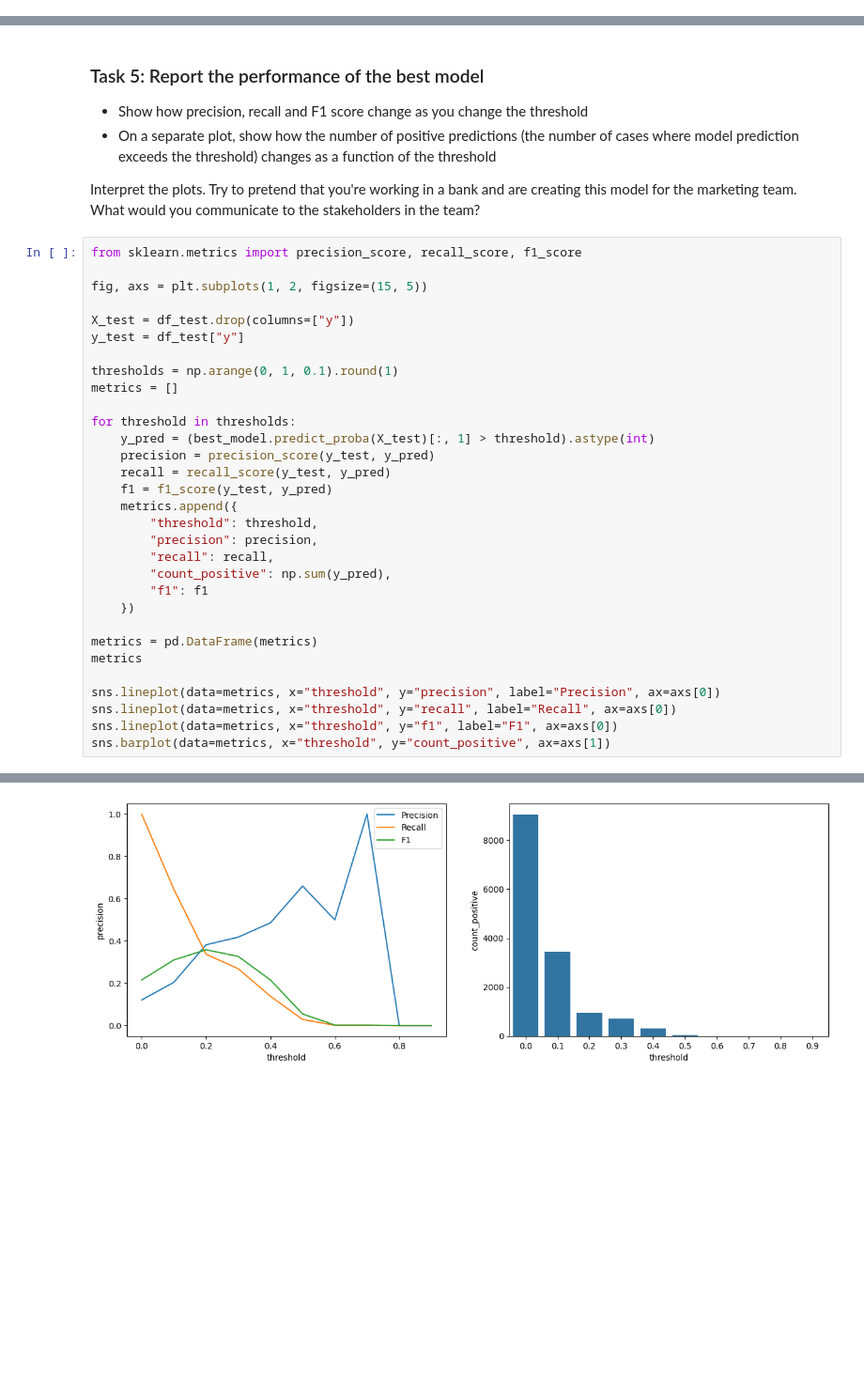
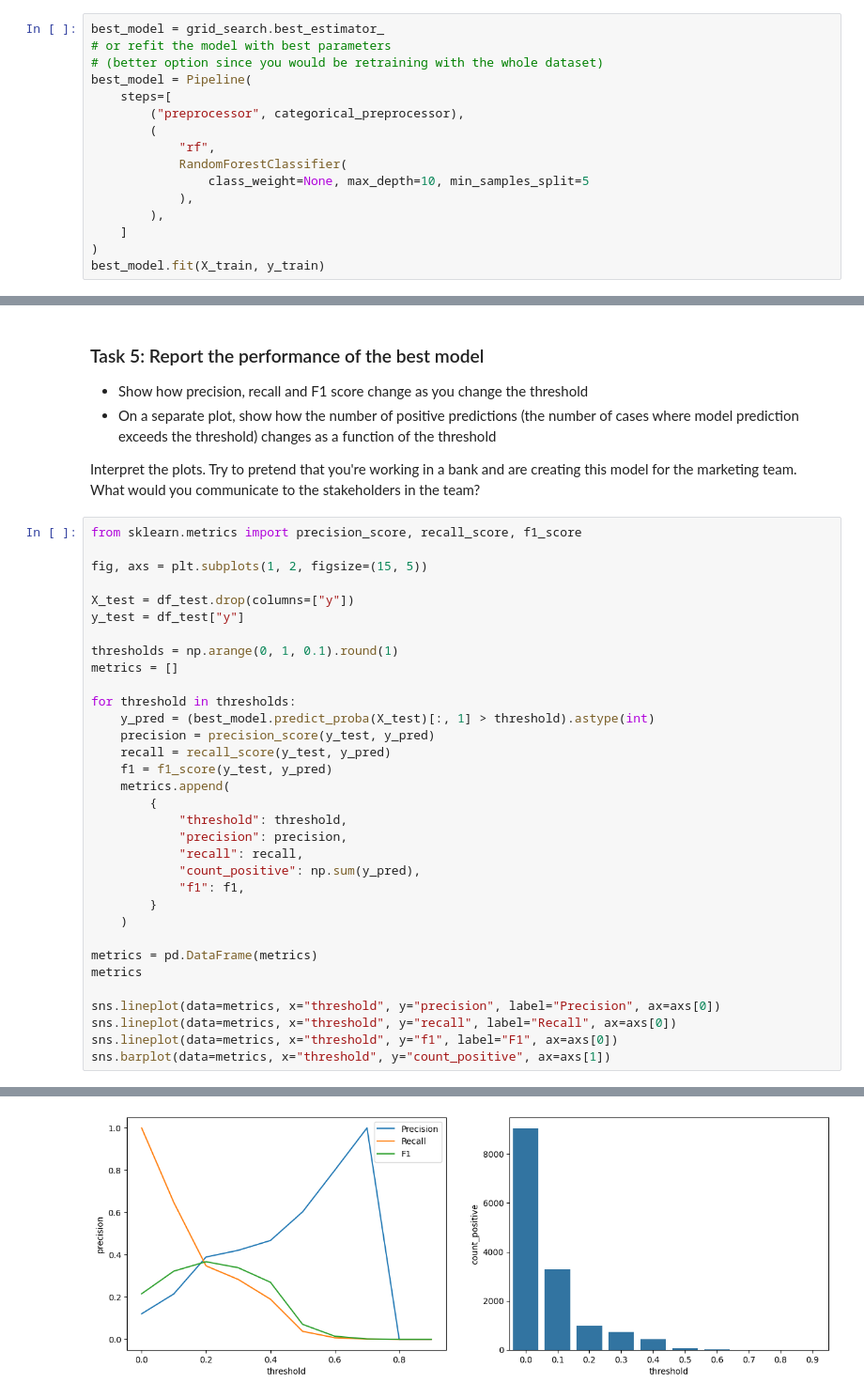
Before and after one commit to harismck/ism-data-science-2025, a Jupyter notebook: week6/tree_methods_seminar.ipynb, the cells around one changed output, grey strips where cells are left out. Shown at 94% size. Saved outputs shown, nothing was run; the diff lists cells and outputs as text; blank space fills up the shorter version.

```diff
--- a/week6/tree_methods_seminar.ipynb
+++ b/week6/tree_methods_seminar.ipynb
@@ -218,0 +219,16 @@ best_model = grid_search.best_estimator_
+# %%
+best_model = grid_search.best_estimator_
+# or refit the model with best parameters
+# (better option since you would be retraining with the whole dataset)
+best_model = Pipeline(
+    steps=[
+        ("preprocessor", categorical_preprocessor),
+        (
+            "rf",
+            RandomForestClassifier(
+                class_weight=None, max_depth=10, min_samples_split=5
+            ),
+        ),
+    ]
+)
+best_model.fit(X_train, y_train)
@@ -226,34 +252,36 @@ Interpret the plots. Try to pretend that you're working in a bank and are creati
 # %%
 from sklearn.metrics import precision_score, recall_score, f1_score
 
 fig, axs = plt.subplots(1, 2, figsize=(15, 5))
 
 X_test = df_test.drop(columns=["y"])
 y_test = df_test["y"]
 
 thresholds = np.arange(0, 1, 0.1).round(1)
 metrics = []
 
 for threshold in thresholds:
     y_pred = (best_model.predict_proba(X_test)[:, 1] > threshold).astype(int)
     precision = precision_score(y_test, y_pred)
     recall = recall_score(y_test, y_pred)
     f1 = f1_score(y_test, y_pred)
-    metrics.append({
-        "threshold": threshold,
-        "precision": precision,
-        "recall": recall,
-        "count_positive": np.sum(y_pred),
-        "f1": f1
-    })
+    metrics.append(
+        {
+            "threshold": threshold,
+            "precision": precision,
+            "recall": recall,
+            "count_positive": np.sum(y_pred),
+            "f1": f1,
+        }
+    )
 
 metrics = pd.DataFrame(metrics)
 metrics
 
 sns.lineplot(data=metrics, x="threshold", y="precision", label="Precision", ax=axs[0])
 sns.lineplot(data=metrics, x="threshold", y="recall", label="Recall", ax=axs[0])
 sns.lineplot(data=metrics, x="threshold", y="f1", label="F1", ax=axs[0])
 sns.barplot(data=metrics, x="threshold", y="count_positive", ax=axs[1])
 # %% [output]
 <Axes: xlabel='threshold', ylabel='count_positive'>
-[figure, old version]
+[figure, new version]
```
Also changed, not shown: parts of 4 cells of this notebook.
